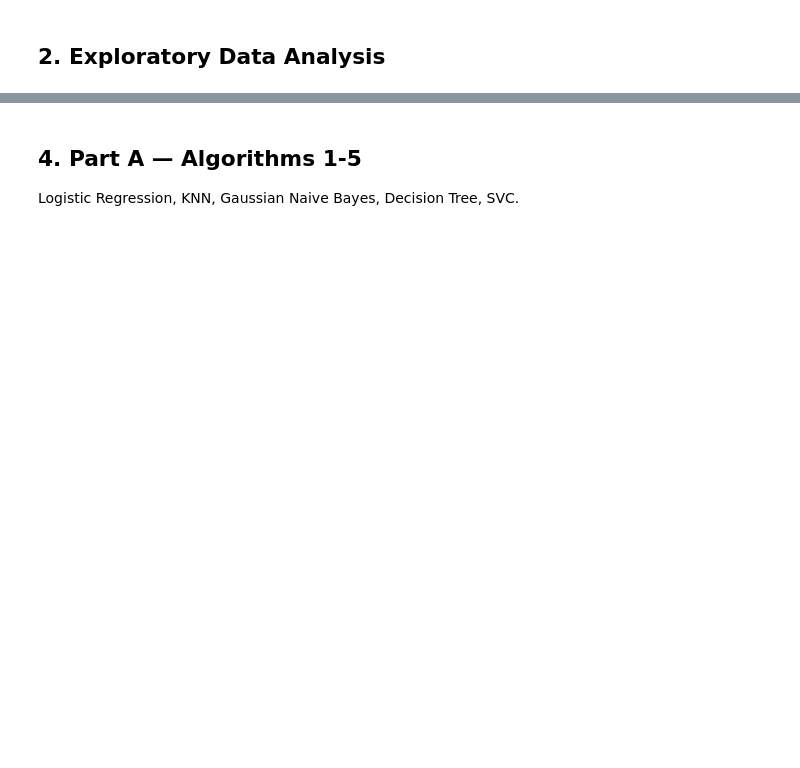
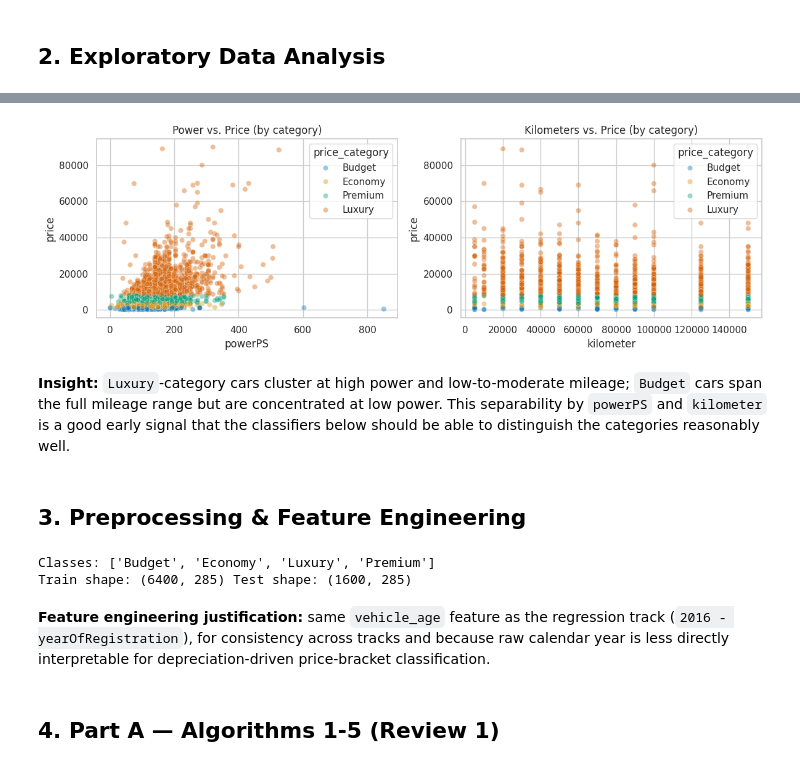
Before and after one commit to Rushil-99/ML-capstone, a Jupyter notebook: notebooks/classification.ipynb, the cells around one changed output, grey strips where cells are left out. Cells and saved outputs as stored; diff of their text form; code cells hidden in the pictures; blank space fills up the shorter version.

```diff
--- a/notebooks/classification.ipynb
+++ b/notebooks/classification.ipynb
@@ -101,4 +110,66 @@ print(f"Test MAE   : {ridge_mae:.4f}")
+# %%
+fig, axes = plt.subplots(1, 2, figsize=(12, 4))
+sample = df_eda.sample(5000, random_state=RANDOM_STATE)
+sns.scatterplot(data=sample, x="powerPS", y="price", hue="price_category", alpha=0.4, ax=axes[0]).set_title("Power vs. Price (by category)")
+sns.scatterplot(data=sample, x="kilometer", y="price", hue="price_category", alpha=0.4, ax=axes[1]).set_title("Kilometers vs. Price (by category)")
+plt.tight_layout()
+plt.show()
+# %% [output]
+[figure, added]
+# %% [markdown]
+**Insight:** `Luxury`-category cars cluster at high power and low-to-moderate mileage; `Budget` cars span the full mileage range but are concentrated at low power. This separability by `powerPS` and `kilometer` is a good early signal that the classifiers below should be able to distinguish the categories reasonably well.
+# %% [markdown]
+## 3. Preprocessing & Feature Engineering
+# %%
+from sklearn.model_selection import train_test_split
+from sklearn.preprocessing import StandardScaler, OneHotEncoder, LabelEncoder
+from sklearn.compose import ColumnTransformer
+from sklearn.pipeline import Pipeline
+from sklearn.impute import SimpleImputer
+
+# --- Cleaning (same rules as the regression track, for a fair, consistent basis) ---
+df_clean = df[(df["price"] >= 100) & (df["price"] <= 150000)]
+df_clean = df_clean[(df_clean["yearOfRegistration"] >= 1950) & (df_clean["yearOfRegistration"] <= 2016)]
+df_clean = df_clean[(df_clean["powerPS"] > 0) & (df_clean["powerPS"] <= 1000)]
+df_clean = df_clean.drop_duplicates(subset=[c for c in df_clean.columns if c != "index"])
+
+drop_cols = ["index", "dateCrawled", "name", "nrOfPictures", "postalCode", "dateCreated", "lastSeen", "offerType", "abtest", "seller"]
+df_clean = df_clean.drop(columns=[c for c in drop_cols if c in df_clean.columns])
+df_clean["vehicle_age"] = 2016 - df_clean["yearOfRegistration"]
+df_clean = df_clean.reset_index(drop=True)
+
+# --- Target: 4-class price category via quartile binning ---
+df_clean["price_category"] = pd.qcut(df_clean["price"], q=4, labels=["Budget", "Economy", "Premium", "Luxury"])
+
+# Subsample for computational feasibility (SVC / MLP do not scale to 300k+ rows on this hardware)
+df_model = df_clean.sample(n=8000, random_state=RANDOM_STATE).reset_index(drop=True)
+
+numeric_features = ["vehicle_age", "powerPS", "kilometer", "monthOfRegistration"]
+categorical_features = ["vehicleType", "gearbox", "model", "fuelType", "brand", "notRepairedDamage"]
+
+X = df_model[numeric_features + categorical_features]
+label_encoder = LabelEncoder()
+y = label_encoder.fit_transform(df_model["price_category"])
+class_names = label_encoder.classes_
+print("Classes:", list(class_names))
+
+# --- Stratified split, then fit scalers/encoders on train only (avoid leakage) ---
+X_train, X_test, y_train, y_test = train_test_split(X, y, test_size=0.2, random_state=RANDOM_STATE, stratify=y)
+
+preprocessor = ColumnTransformer([
+    ("num", Pipeline([("impute", SimpleImputer(strategy="median")), ("scale", StandardScaler())]), numeric_features),
+    ("cat", Pipeline([("impute", SimpleImputer(strategy="most_frequent")), ("encode", OneHotEncoder(handle_unknown="ignore"))]), categorical_features),
+])
+X_train_proc = preprocessor.fit_transform(X_train)
+X_test_proc = preprocessor.transform(X_test)
+X_train_dense = X_train_proc.toarray()  # GaussianNB requires dense input
+X_test_dense = X_test_proc.toarray()
+
+print("Train shape:", X_train_proc.shape, "Test shape:", X_test_proc.shape)
+# %% [output]
+Classes: ['Budget', 'Economy', 'Luxury', 'Premium']
+Train shape: (6400, 285) Test shape: (1600, 285)
+# %% [markdown]
+**Feature engineering justification:** same `vehicle_age` feature as the regression track (`2016 - yearOfRegistration`), for consistency across tracks and because raw calendar year is less directly interpretable for depreciation-driven price-bracket classification.
 # %% [markdown]
-## 4. Part A — Algorithms 1-5
-
-Logistic Regression, KNN, Gaussian Naive Bayes, Decision Tree, SVC.
+## 4. Part A — Algorithms 1-5 (Review 1)
```
Also changed, not shown: parts of 32 cells of this notebook, 5 other files.
